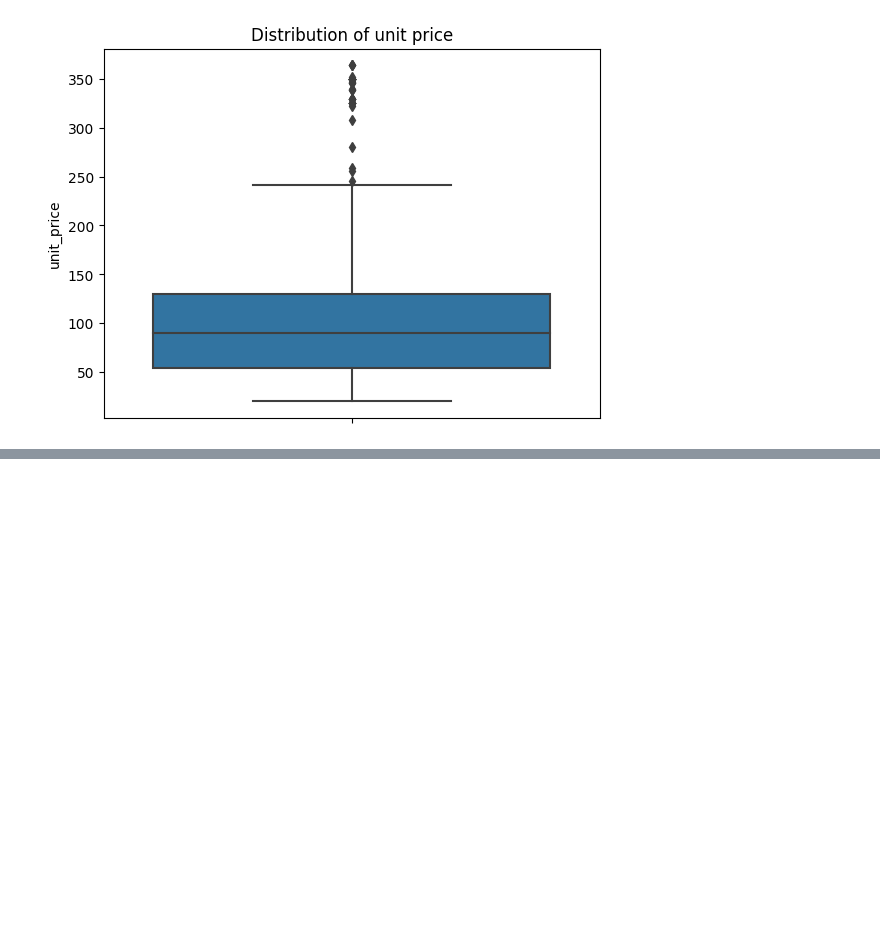
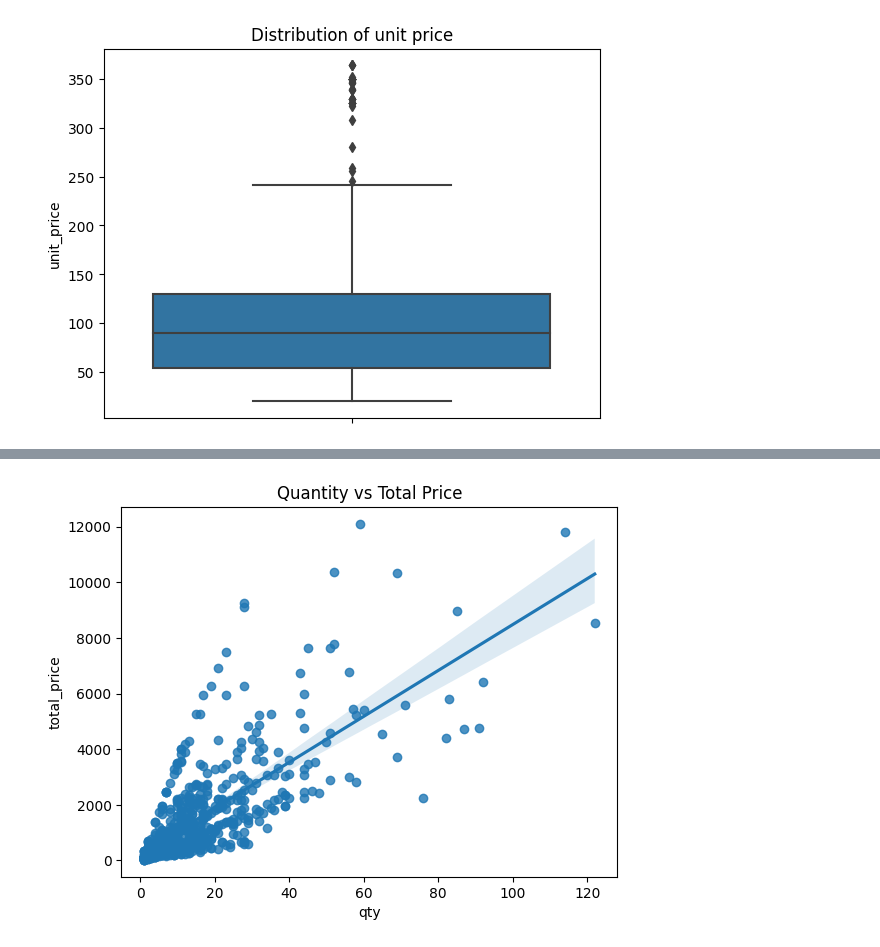
Before and after one commit to earo12/Retail-Price-Optimization, a Jupyter notebook: Retail_Price_Optimization.ipynb, the cells around one changed output, grey strips where cells are left out. Drawn from its saved outputs; the diff is of its cells as text; code cells hidden in the pictures; blank space fills up the shorter version.

Commit message:
Added regplot of totalprice-qty with seaborn

```diff
--- a/Retail_Price_Optimization.ipynb
+++ b/Retail_Price_Optimization.ipynb
@@ -136,3 +136,10 @@ fig = px.scatter(df, x = 'qty', y = 'total_price', trendline = 'ols', title = 'Q
 fig.show()
 # %% [output]
 [interactive output not drawn]
+# %%
+# SEABORN:
+sns.regplot(df, x = 'qty', y = 'total_price')
+plt.title('Quantity vs Total Price')
+plt.show()
+# %% [output]
+[figure, added]
```
